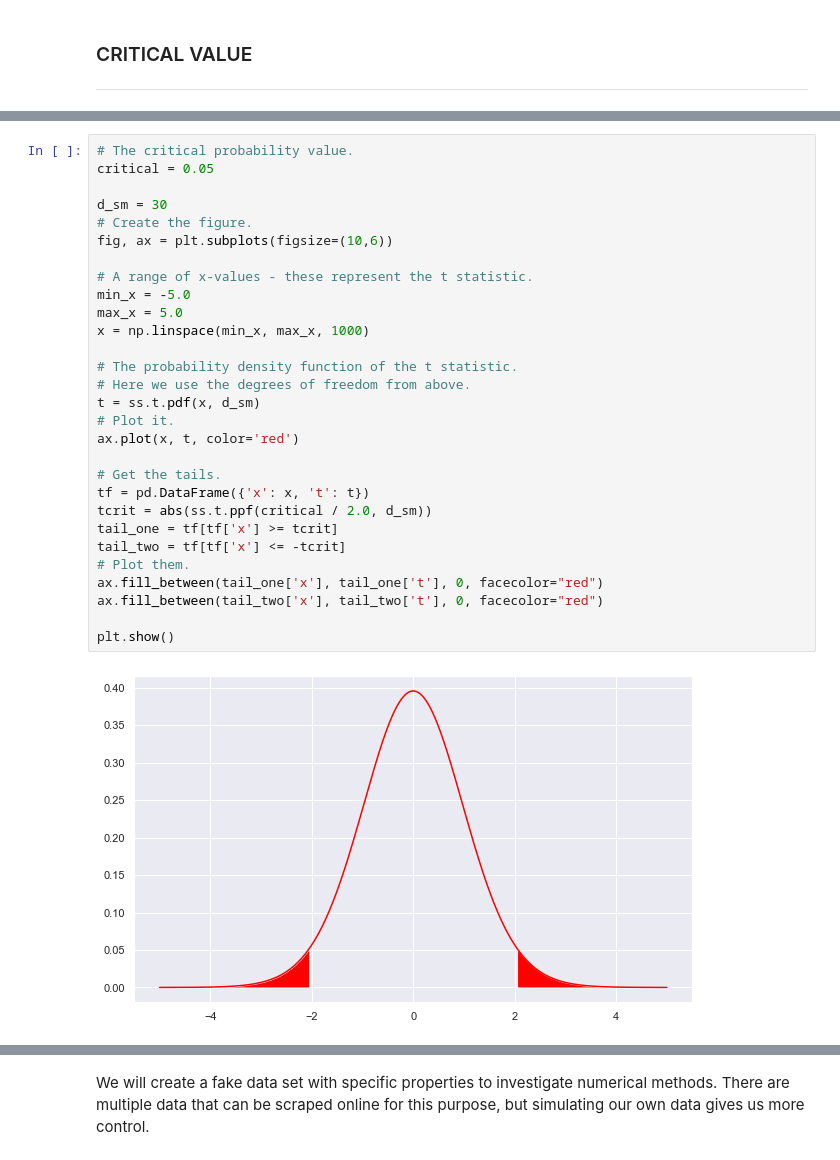
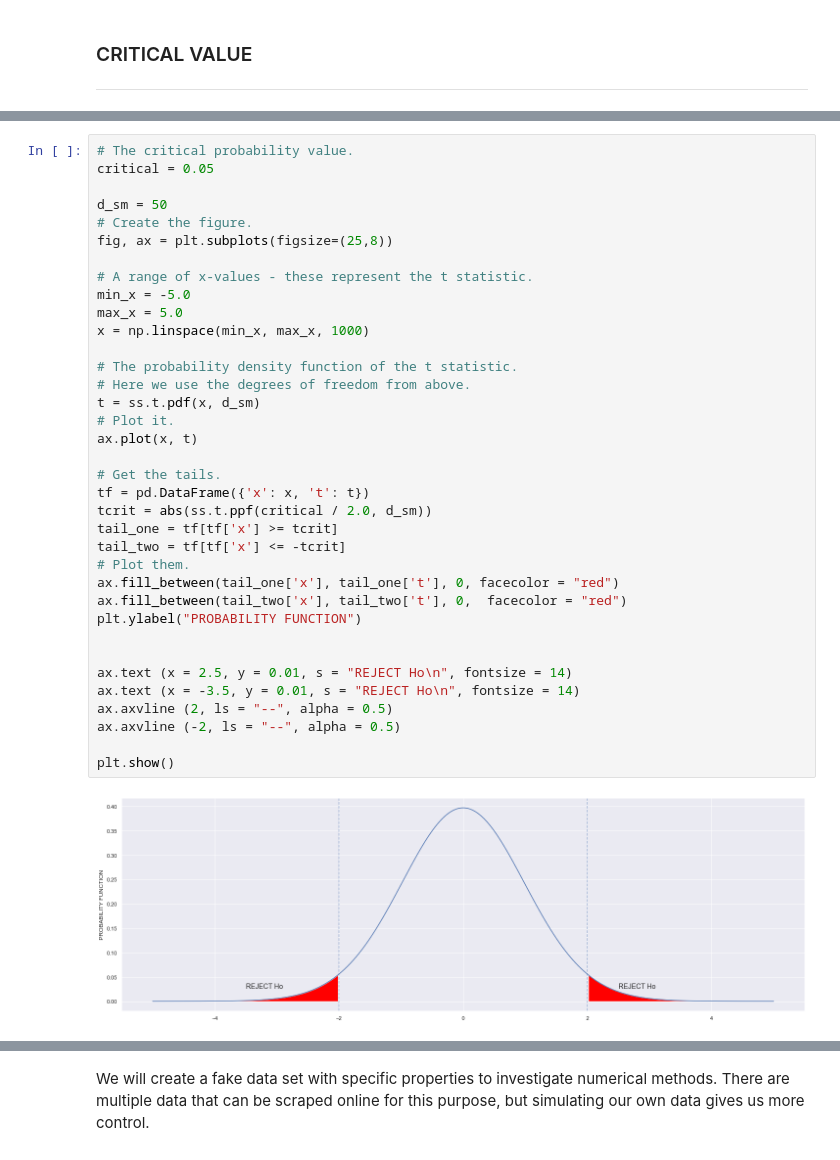
Before and after one commit to AnteDujic/MLS---Assesment, a Jupyter notebook: Practicals/01-statistics-exercises.ipynb, the cells around one changed output, grey strips where cells are left out. Cells and saved outputs as stored; diff of their text form.

```diff
--- a/Practicals/01-statistics-exercises.ipynb
+++ b/Practicals/01-statistics-exercises.ipynb
@@ -279,31 +279,38 @@ If the probability of seeing such a $t$ value given the hypothesis that there is
 # %%
 # The critical probability value.
 critical = 0.05
 
-d_sm = 30
+d_sm = 50
 # Create the figure.
-fig, ax = plt.subplots(figsize=(10,6))
+fig, ax = plt.subplots(figsize=(25,8))
 
 # A range of x-values - these represent the t statistic.
 min_x = -5.0
 max_x = 5.0
 x = np.linspace(min_x, max_x, 1000)
 
 # The probability density function of the t statistic.
 # Here we use the degrees of freedom from above.
 t = ss.t.pdf(x, d_sm)
 # Plot it.
-ax.plot(x, t, color='red')
+ax.plot(x, t)
 
 # Get the tails.
 tf = pd.DataFrame({'x': x, 't': t})
 tcrit = abs(ss.t.ppf(critical / 2.0, d_sm))
 tail_one = tf[tf['x'] >= tcrit]
 tail_two = tf[tf['x'] <= -tcrit]
 # Plot them.
-ax.fill_between(tail_one['x'], tail_one['t'], 0, facecolor="red")
-ax.fill_between(tail_two['x'], tail_two['t'], 0, facecolor="red")
+ax.fill_between(tail_one['x'], tail_one['t'], 0, facecolor = "red")
+ax.fill_between(tail_two['x'], tail_two['t'], 0,  facecolor = "red")
+plt.ylabel("PROBABILITY FUNCTION")
+
+
+ax.text (x = 2.5, y = 0.01, s = "REJECT Ho\n", fontsize = 14)
+ax.text (x = -3.5, y = 0.01, s = "REJECT Ho\n", fontsize = 14)
+ax.axvline (2, ls = "--", alpha = 0.5)
+ax.axvline (-2, ls = "--", alpha = 0.5)
 
 plt.show()
 # %% [output]
-[figure, old version]
+[figure, new version]
```
Also changed, not shown: parts of 75 cells of this notebook.
